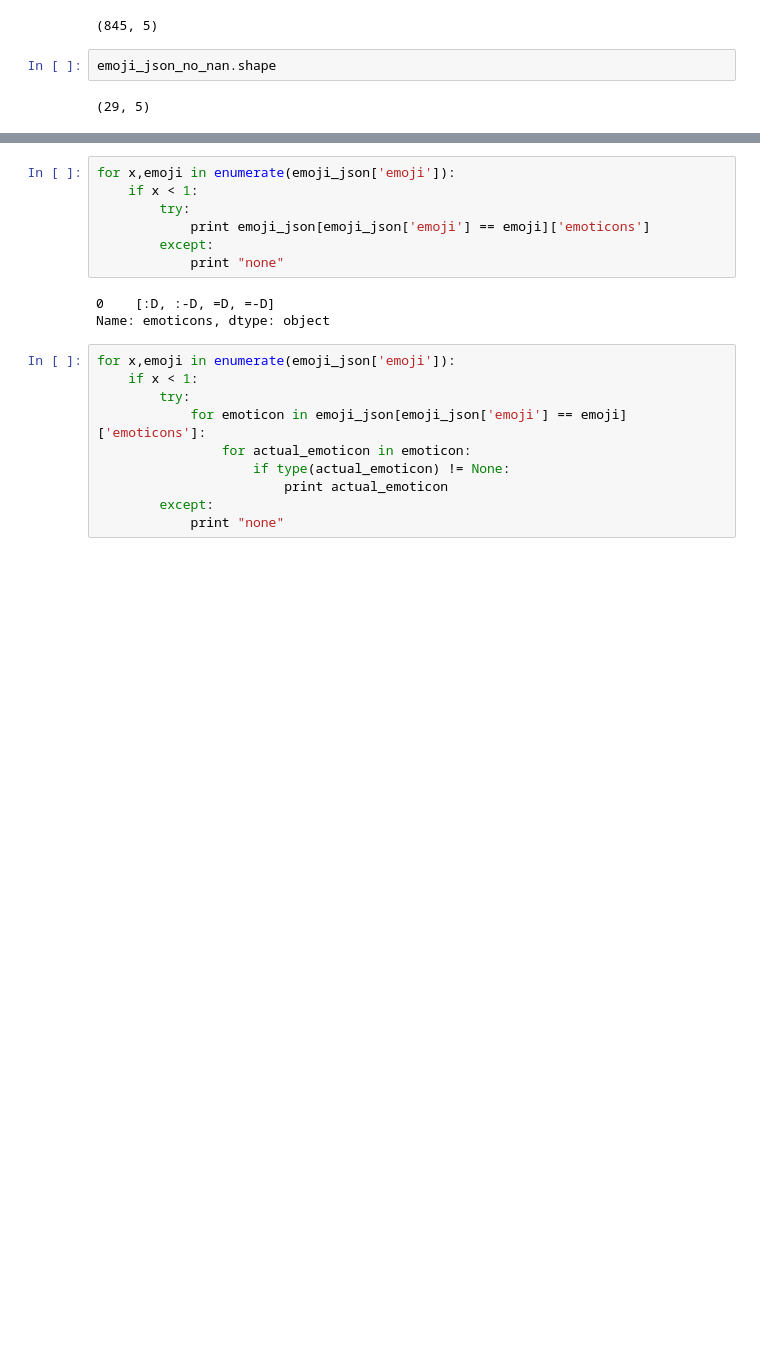
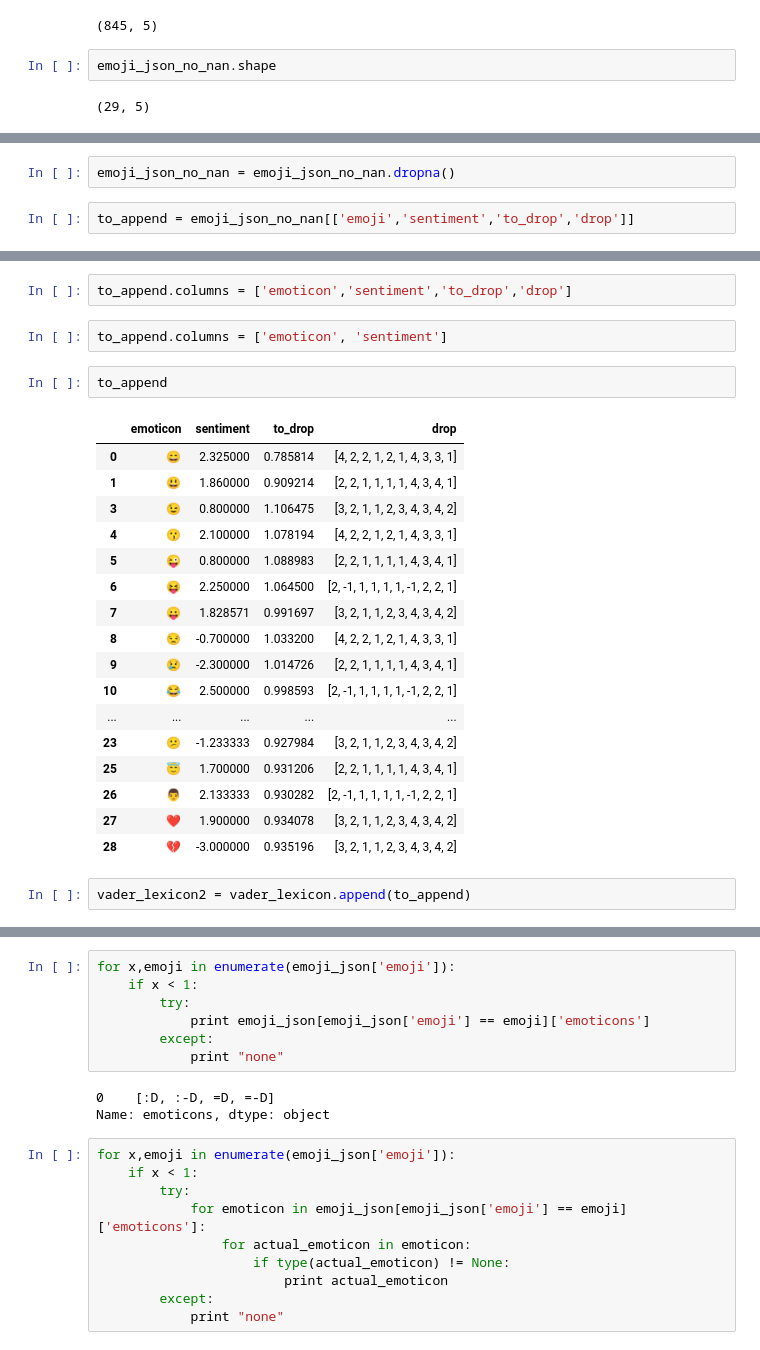
Before and after one commit to crangelsmith/Shryne_project, a Jupyter notebook: Shryne/sentiment_analysis/changing_smileys_to_puctuation.ipynb, the cells around one changed output, grey strips where cells are left out. Saved outputs shown, nothing was run; the diff lists cells and outputs as text; blank space fills up the shorter version.

Commit message:
made a dictionary for changing smileys to punctuation, but gave up on adding it to vader

```diff
--- a/Shryne/sentiment_analysis/changing_smileys_to_puctuation.ipynb
+++ b/Shryne/sentiment_analysis/changing_smileys_to_puctuation.ipynb
@@ -98,0 +189,4 @@ Name: sentiment, dtype: float64
+# %%
+emoji_json_no_nan = emoji_json_no_nan.dropna()
+# %%
+to_append = emoji_json_no_nan[['emoji','sentiment','to_drop','drop']]
@@ -98,0 +202,26 @@ Name: sentiment, dtype: float64
+# %%
+to_append.columns = ['emoticon','sentiment','to_drop','drop']
+# %%
+to_append.columns = ['emoticon', 'sentiment']
+# %%
+to_append
+# %% [output]
+|  | emoticon | sentiment | to_drop | drop |
+| 0 | 😄 | 2.325000 | 0.785814 | [4, 2, 2, 1, 2, 1, 4, 3, 3, 1] |
+| 1 | 😃 | 1.860000 | 0.909214 | [2, 2, 1, 1, 1, 1, 4, 3, 4, 1] |
+| 3 | 😉 | 0.800000 | 1.106475 | [3, 2, 1, 1, 2, 3, 4, 3, 4, 2] |
+| 4 | 😗 | 2.100000 | 1.078194 | [4, 2, 2, 1, 2, 1, 4, 3, 3, 1] |
+| 5 | 😜 | 0.800000 | 1.088983 | [2, 2, 1, 1, 1, 1, 4, 3, 4, 1] |
+| 6 | 😝 | 2.250000 | 1.064500 | [2, -1, 1, 1, 1, 1, -1, 2, 2, 1] |
+| 7 | 😛 | 1.828571 | 0.991697 | [3, 2, 1, 1, 2, 3, 4, 3, 4, 2] |
+| 8 | 😒 | -0.700000 | 1.033200 | [4, 2, 2, 1, 2, 1, 4, 3, 3, 1] |
+| 9 | 😢 | -2.300000 | 1.014726 | [2, 2, 1, 1, 1, 1, 4, 3, 4, 1] |
+| 10 | 😂 | 2.500000 | 0.998593 | [2, -1, 1, 1, 1, 1, -1, 2, 2, 1] |
+| ... | ... | ... | ... | ... |
+| 23 | 😕 | -1.233333 | 0.927984 | [3, 2, 1, 1, 2, 3, 4, 3, 4, 2] |
+| 25 | 😇 | 1.700000 | 0.931206 | [2, 2, 1, 1, 1, 1, 4, 3, 4, 1] |
+| 26 | 👨 | 2.133333 | 0.930282 | [2, -1, 1, 1, 1, 1, -1, 2, 2, 1] |
+| 27 | ❤️ | 1.900000 | 0.934078 | [3, 2, 1, 1, 2, 3, 4, 3, 4, 2] |
+| 28 | 💔 | -3.000000 | 0.935196 | [3, 2, 1, 1, 2, 3, 4, 3, 4, 2] |
+# %%
+vader_lexicon2 = vader_lexicon.append(to_append)
```
Also changed, not shown: parts of 25 cells of this notebook.
